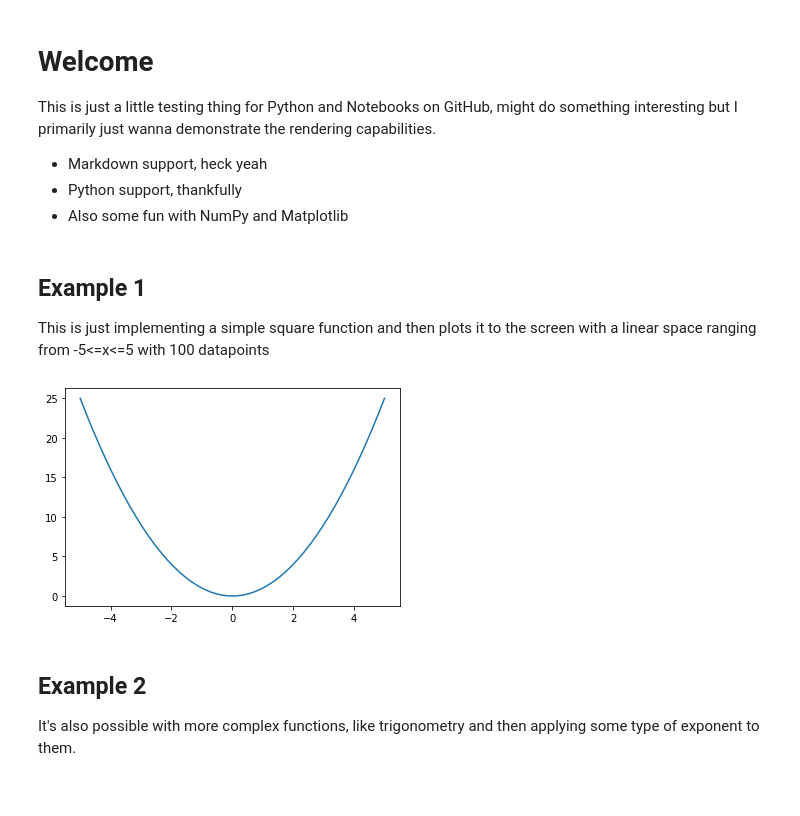
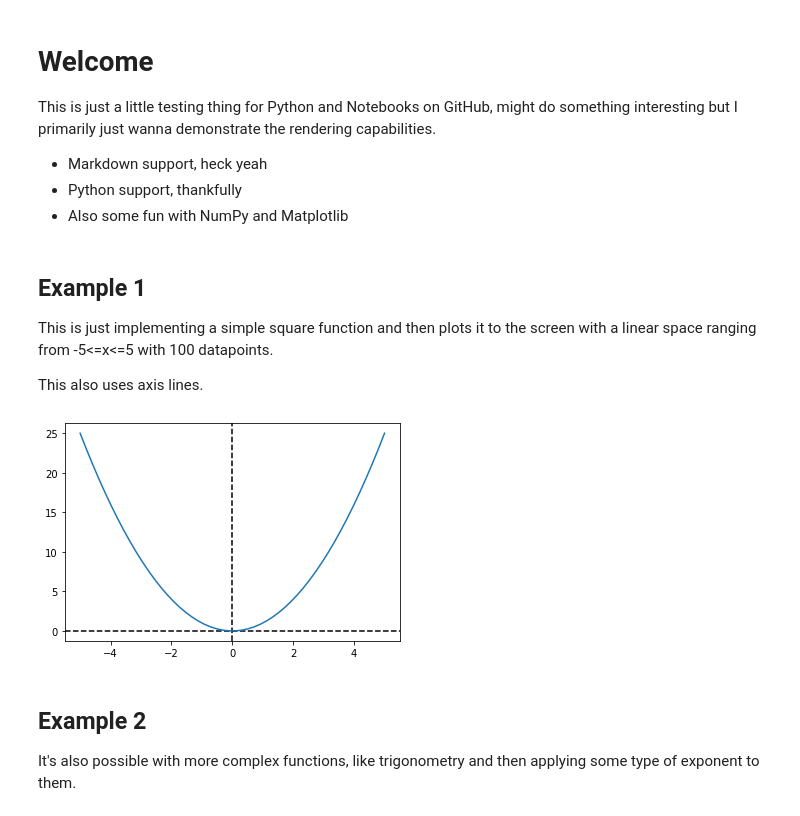
Before and after one commit to AvekvistSeffra/python-playground, a Jupyter notebook: test.ipynb, the cells around one changed output. Drawn from its saved outputs; the diff is of its cells as text; code cells hidden in the pictures.

```diff
--- a/test.ipynb
+++ b/test.ipynb
@@ -11,18 +11,22 @@ import matplotlib.pyplot as plt
 import pandas as pd
 # %% [markdown]
 ## Example 1
-This is just implementing a simple square function and then plots it to the screen with a linear space ranging from -5<=x<=5 with 100 datapoints
+This is just implementing a simple square function and then plots it to the screen with a linear space ranging from -5<=x<=5 with 100 datapoints.
+
+This also uses axis lines.
 # %%
 def f(x):
     return (x ** 2)
 
 x = np.linspace(-5, 5)
 
+plt.axhline(color="k", linestyle="--")
+plt.axvline(color="k", linestyle="--")
 plt.plot(x, f(x))
 
 plt.show()
 # %% [output]
-[figure, old version]
+[figure, new version]
 # %% [markdown]
 ## Example 2
 It's also possible with more complex functions, like trigonometry and then applying some type of exponent to them.
```
Also changed, not shown: parts of 2 cells of this notebook, 3 other files.
